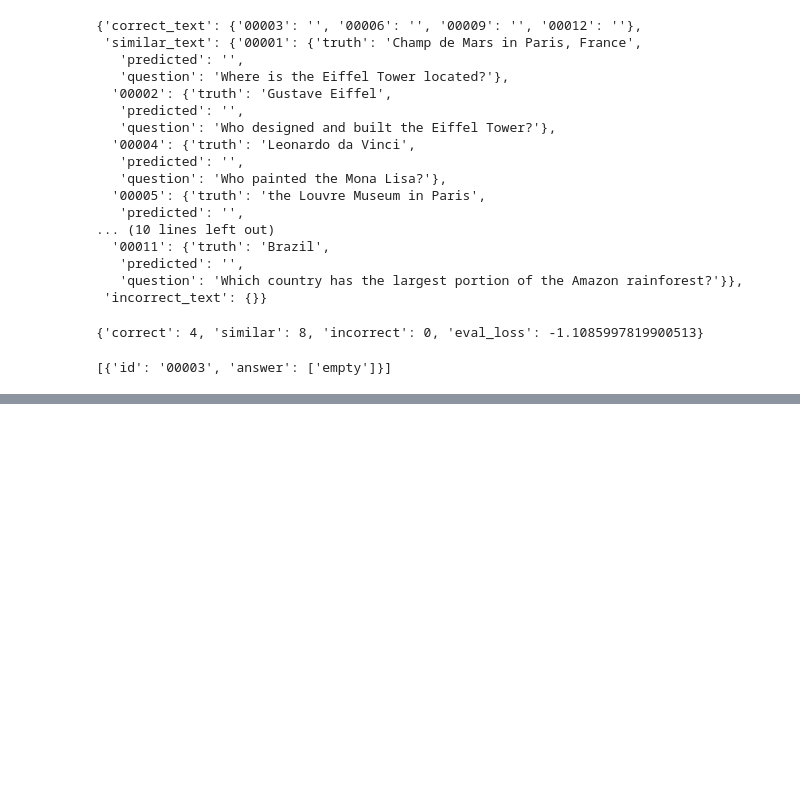
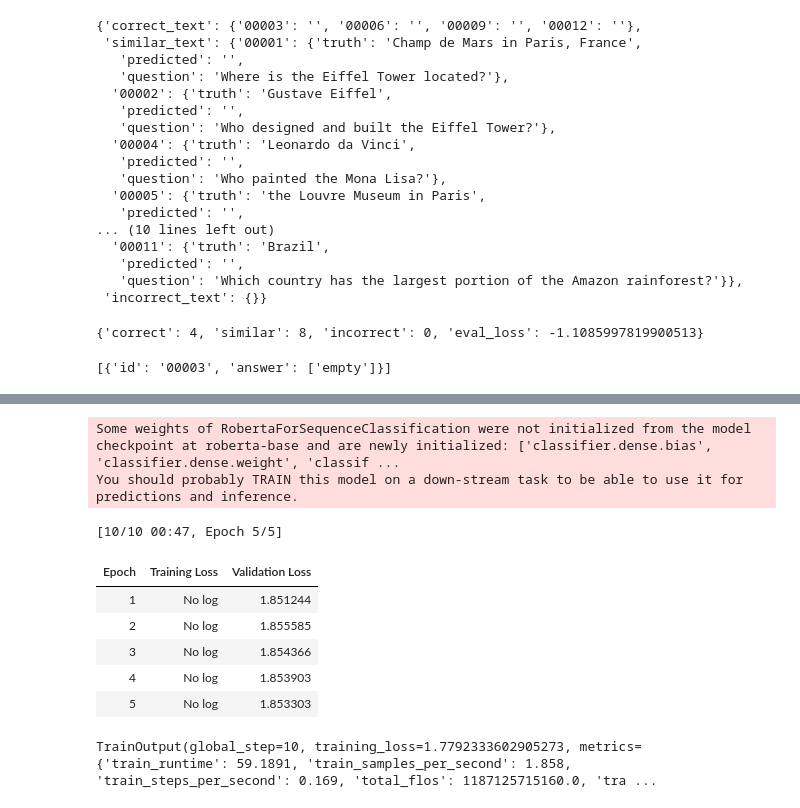
Before and after one commit to AmirKage/TDS-GroupProject24-25, a Jupyter notebook: Testing_01.ipynb, the cells around one changed output, grey strips where cells are left out. Saved outputs shown, nothing was run; the diff lists cells and outputs as text; code cells hidden in the pictures; blank space fills up the shorter version.

```diff
--- a/Testing_01.ipynb
+++ b/Testing_01.ipynb
@@ -233,0 +636,52 @@ print(answers)
+# %%
+# Step 4: Training a RoBERTa Model
+
+import torch
+from torch.utils.data import random_split
+from transformers import RobertaForSequenceClassification, Trainer, TrainingArguments
+
+# Assuming q1_dataset is your complete dataset for Question 1
+total_samples = len(q1_dataset)
+train_size = int(0.75 * total_samples)
+eval_size = total_samples - train_size
+
+# Split the dataset
+train_dataset, eval_dataset = random_split(q1_dataset, [train_size, eval_size])
+# %%
+# --- Training ---
+
+# Load pre-trained RoBERTa model for training
+training_model = RobertaForSequenceClassification.from_pretrained("roberta-base", num_labels=len(q1_labels))
+
+# Training arguments
+training_args = TrainingArguments(
+    output_dir="./results",
+    evaluation_strategy="epoch",
+    learning_rate=2e-5,
+    per_device_train_batch_size=16,
+    num_train_epochs=5,
+    weight_decay=0.01,
+    logging_dir="./logs",
+)
+
+# Create a Trainer instance for training
+trainer = Trainer(
+    model=training_model,
+    args=training_args,
+    train_dataset=train_dataset,
+    eval_dataset=eval_dataset
+)
+
+# Train the model
+trainer.train()
+# %% [output]
+Some weights of RobertaForSequenceClassification were not initialized from the model checkpoint at roberta-base and are newly initialized: ['classifier.dense.bias', 'classifier.dense.weight', 'classif ...
+You should probably TRAIN this model on a down-stream task to be able to use it for predictions and inference.
+[10/10 00:47, Epoch 5/5]
+| Epoch | Training Loss | Validation Loss |
+| 1 | No log | 1.851244 |
+| 2 | No log | 1.855585 |
+| 3 | No log | 1.854366 |
+| 4 | No log | 1.853903 |
+| 5 | No log | 1.853303 |
+TrainOutput(global_step=10, training_loss=1.7792333602905273, metrics={'train_runtime': 59.1891, 'train_samples_per_second': 1.858, 'train_steps_per_second': 0.169, 'total_flos': 1187125715160.0, 'tra ...
```
Also changed, not shown: parts of 7 cells of this notebook.
